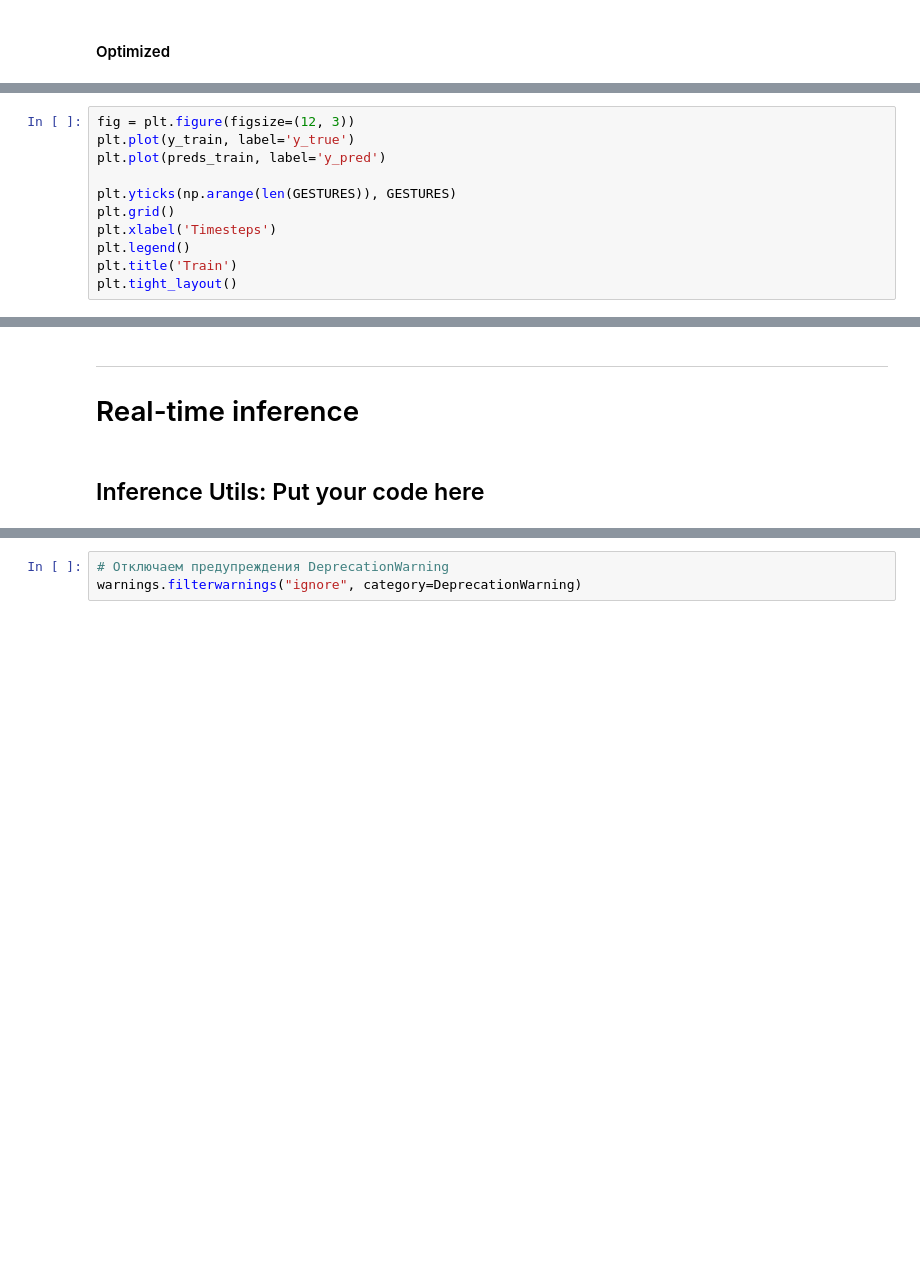
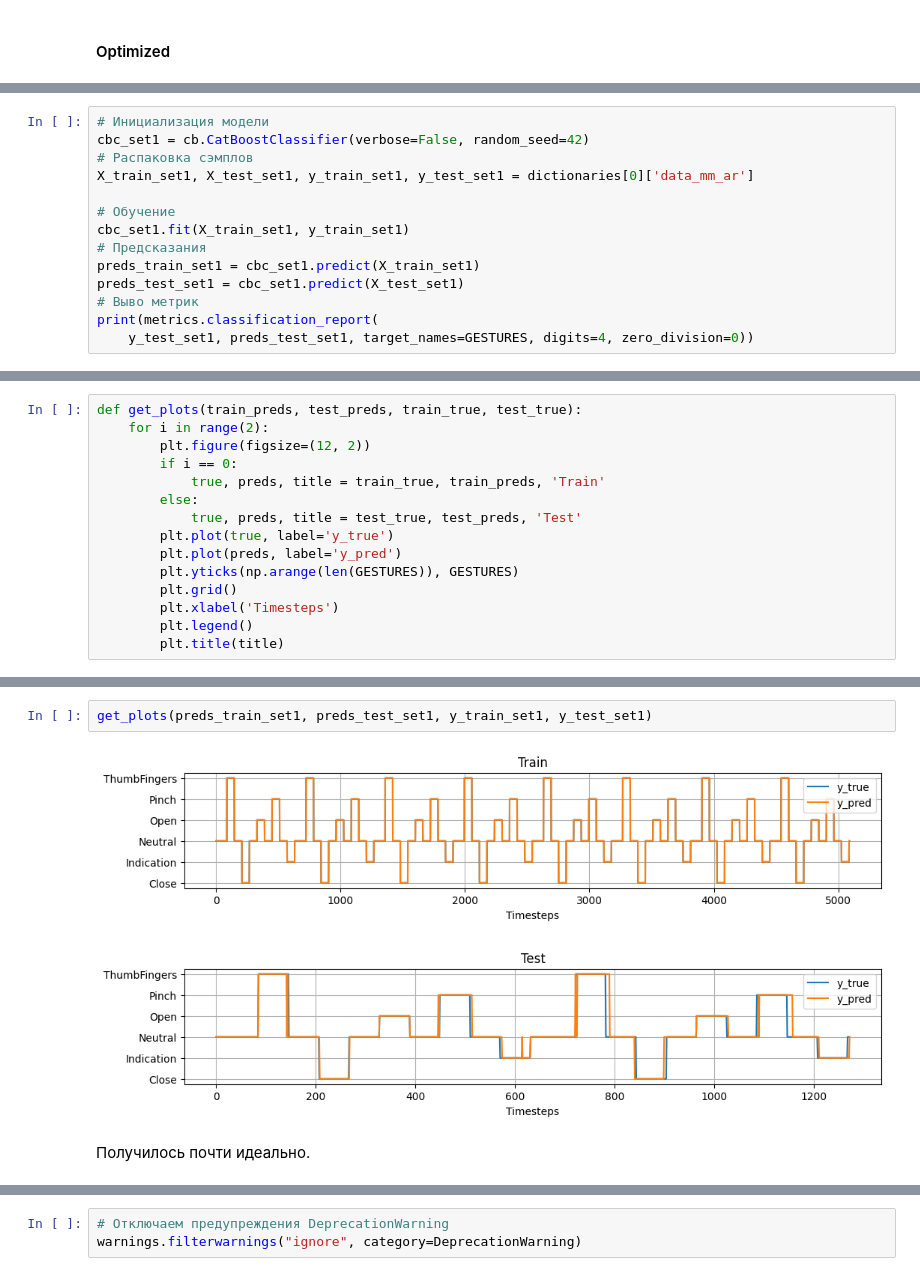
Before and after one commit to khav-i/Work-with-OMG-sensors-data, a Jupyter notebook: work_with_three_sets.ipynb, the cells around one changed output, grey strips where cells are left out. Cells and saved outputs as stored; diff of their text form; blank space fills up the shorter version.

```diff
--- a/work_with_three_sets.ipynb
+++ b/work_with_three_sets.ipynb
@@ -2944,0 +2982,14 @@ preds_valid = model.predict(valid_32)
+# %%
+# Инициализация модели
+cbc_set1 = cb.CatBoostClassifier(verbose=False, random_seed=42)
+# Распаковка сэмплов
+X_train_set1, X_test_set1, y_train_set1, y_test_set1 = dictionaries[0]['data_mm_ar']
+
+# Обучение
+cbc_set1.fit(X_train_set1, y_train_set1)
+# Предсказания
+preds_train_set1 = cbc_set1.predict(X_train_set1)
+preds_test_set1 = cbc_set1.predict(X_test_set1)
+# Выво метрик
+print(metrics.classification_report(
+    y_test_set1, preds_test_set1, target_names=GESTURES, digits=4, zero_division=0))
@@ -2945,11 +3009,15 @@ preds_valid = model.predict(valid_32)
 # %%
-fig = plt.figure(figsize=(12, 3))
-plt.plot(y_train, label='y_true')
-plt.plot(preds_train, label='y_pred')
-
-plt.yticks(np.arange(len(GESTURES)), GESTURES)
-plt.grid()
-plt.xlabel('Timesteps')
-plt.legend()
-plt.title('Train')
-plt.tight_layout()
+def get_plots(train_preds, test_preds, train_true, test_true):
+    for i in range(2):
+        plt.figure(figsize=(12, 2))
+        if i == 0:
+            true, preds, title = train_true, train_preds, 'Train'
+        else:
+            true, preds, title = test_true, test_preds, 'Test'
+        plt.plot(true, label='y_true')
+        plt.plot(preds, label='y_pred')
+        plt.yticks(np.arange(len(GESTURES)), GESTURES)
+        plt.grid()
+        plt.xlabel('Timesteps')
+        plt.legend()
+        plt.title(title)
@@ -3024,6 +3024,7 @@ weighted avg     0.8694    0.8656    0.8639      1272
-# %% [markdown]
----
-
-# Real-time inference
-# %% [markdown]
-## Inference Utils: Put your code here
+# %%
+get_plots(preds_train_set1, preds_test_set1, y_train_set1, y_test_set1)
+# %% [output]
+[figure, added]
+[figure, added]
+# %% [markdown]
+Получилось почти идеально.
```
Also changed, not shown: parts of 31 cells of this notebook.
